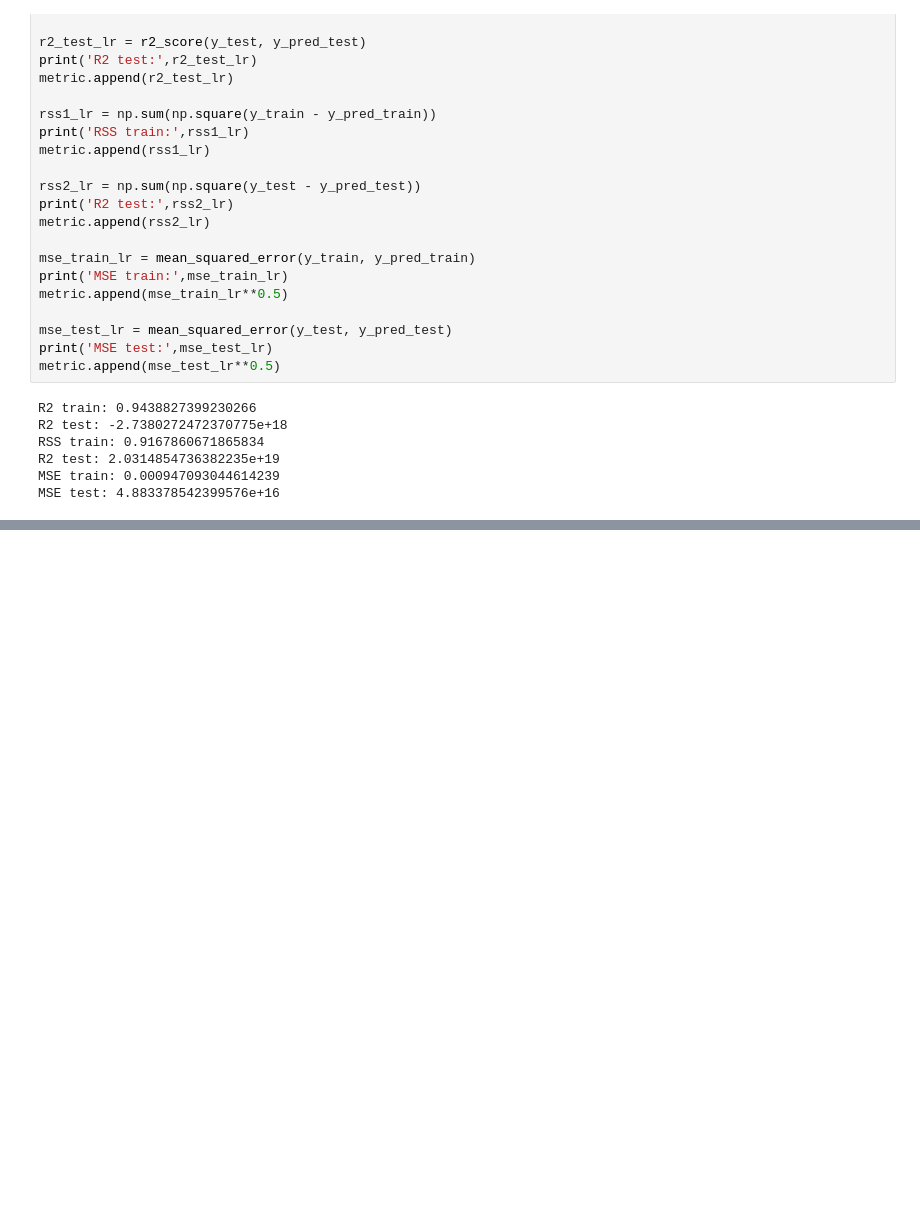
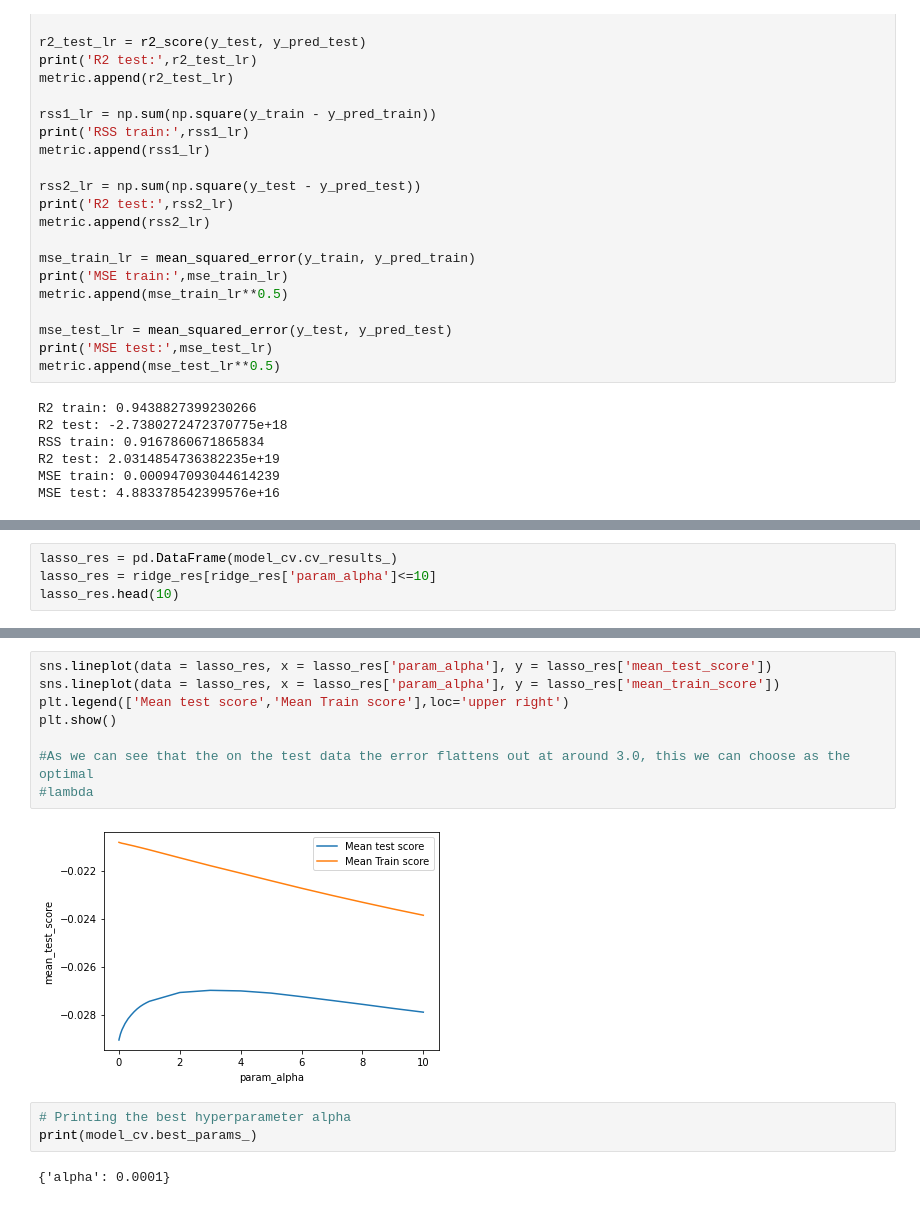
Before and after one commit to gautamjoshi1984/Advanced_Regression_Assignment, a Jupyter notebook: Advanced_Regression.ipynb, the cells around one changed output, grey strips where cells are left out. Saved outputs shown, nothing was run; the diff lists cells and outputs as text; blank space fills up the shorter version.

```diff
--- a/Advanced_Regression.ipynb
+++ b/Advanced_Regression.ipynb
@@ -975,0 +1025,4 @@ PropertyAge             -1.214829e-01 -0.056825 -0.089419
+# %%
+lasso_res = pd.DataFrame(model_cv.cv_results_)
+lasso_res = ridge_res[ridge_res['param_alpha']<=10]
+lasso_res.head(10)
@@ -975,0 +1041,15 @@ PropertyAge             -1.214829e-01 -0.056825 -0.089419
+# %%
+sns.lineplot(data = lasso_res, x = lasso_res['param_alpha'], y = lasso_res['mean_test_score'])
+sns.lineplot(data = lasso_res, x = lasso_res['param_alpha'], y = lasso_res['mean_train_score'])
+plt.legend(['Mean test score','Mean Train score'],loc='upper right')
+plt.show()
+
+#As we can see that the on the test data the error flattens out at around 3.0, this we can choose as the optimal
+#lambda
+# %% [output]
+[figure, added]
+# %%
+# Printing the best hyperparameter alpha
+print(model_cv.best_params_)
+# %% [output]
+{'alpha': 0.0001}
```
Also changed, not shown: parts of 116 cells of this notebook.
